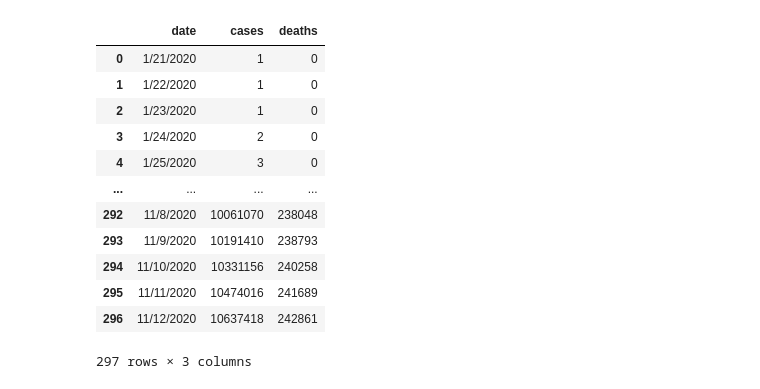
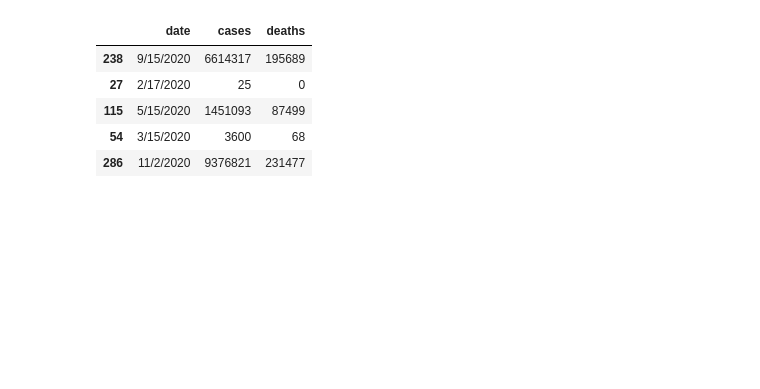
Before and after one commit to searanch/covid-19-predictions, a Jupyter notebook: minneapolis.ipynb, the cells around one changed output. Cells and saved outputs as stored; diff of their text form; code cells hidden in the pictures; blank space fills up the shorter version.

```diff
--- a/minneapolis.ipynb
+++ b/minneapolis.ipynb
@@ -24,18 +24,11 @@ counties.sample(5)
 # %%
 states = pd.read_csv('us.csv')
-states
+states.sample(5)
 # %% [output]
 |  | date | cases | deaths |
-| 0 | 1/21/2020 | 1 | 0 |
-| 1 | 1/22/2020 | 1 | 0 |
-| 2 | 1/23/2020 | 1 | 0 |
-| 3 | 1/24/2020 | 2 | 0 |
-| 4 | 1/25/2020 | 3 | 0 |
-| ... | ... | ... | ... |
-| 292 | 11/8/2020 | 10061070 | 238048 |
-| 293 | 11/9/2020 | 10191410 | 238793 |
-| 294 | 11/10/2020 | 10331156 | 240258 |
-| 295 | 11/11/2020 | 10474016 | 241689 |
-| 296 | 11/12/2020 | 10637418 | 242861 |
+| 238 | 9/15/2020 | 6614317 | 195689 |
+| 27 | 2/17/2020 | 25 | 0 |
+| 115 | 5/15/2020 | 1451093 | 87499 |
+| 54 | 3/15/2020 | 3600 | 68 |
+| 286 | 11/2/2020 | 9376821 | 231477 |
-297 rows × 3 columns
 # %%
```
Also changed, not shown: parts of 13 cells of this notebook, 1 other file.
